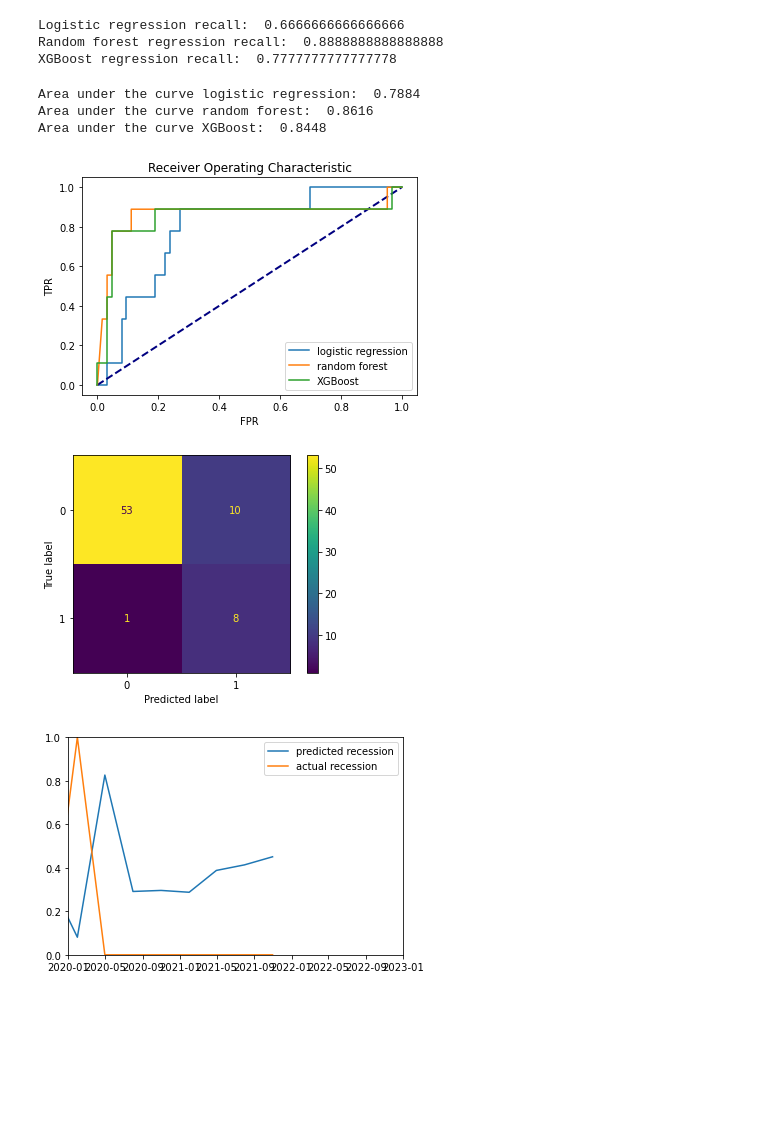
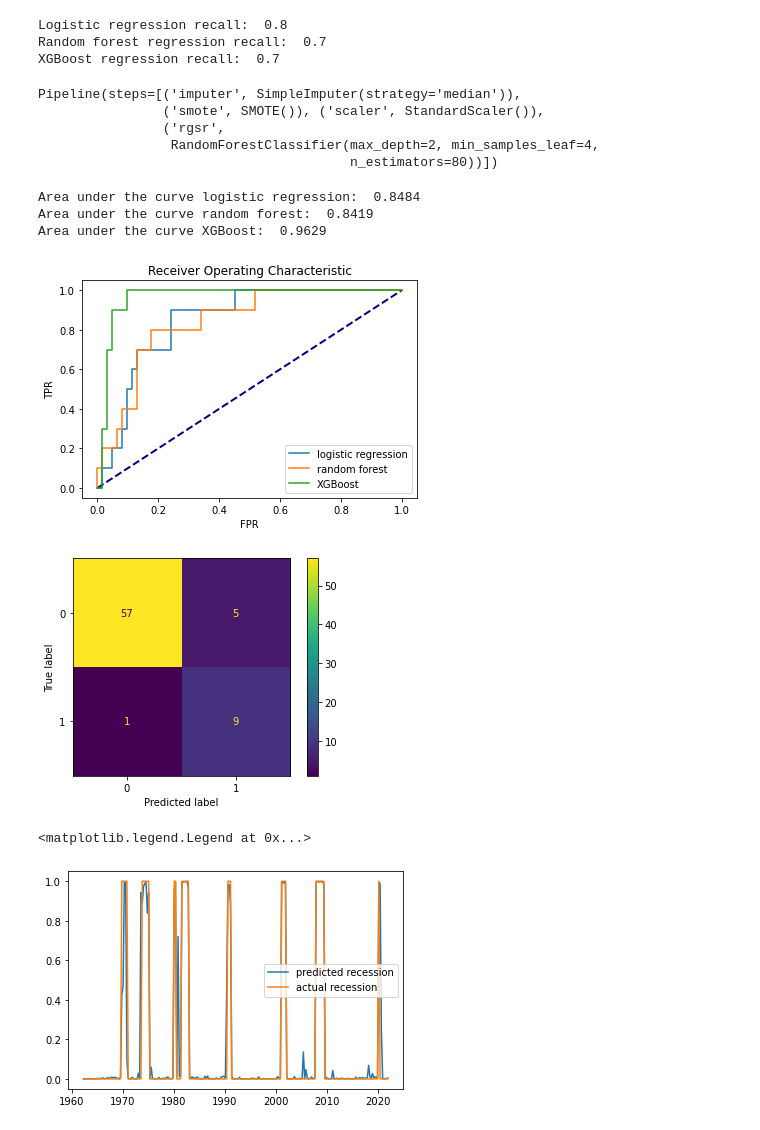
Before and after one commit to DanlBradley/RecessionPredictor, a Jupyter notebook: model_tuning.ipynb, the cells around one changed output. Cells and saved outputs as stored; diff of their text form; code cells hidden in the pictures; blank space fills up the shorter version.

Commit message:
added visualizations

```diff
--- a/model_tuning.ipynb
+++ b/model_tuning.ipynb
@@ -50,7 +57,7 @@ data = data.iloc[:-1,:]
 #Set the global X and y variables
 X = data.drop(columns = ['USREC'])
 y = data['USREC']
-X_train, X_test, y_train, y_test = train_test_split(X, y, test_size=0.3, random_state=20)
+X_train, X_test, y_train, y_test = train_test_split(X, y, test_size=0.3, random_state=20, stratify=y)
 # %%
 #Logistic regression model
 steps = [('imputer', SimpleImputer(strategy = 'median')), ('smote', SMOTE()),('scaler', StandardScaler()), ('rgsr', LogisticRegression(max_iter=9000))]
@@ -61,13 +68,13 @@ lr_grid_search = GridSearchCV(estimator = lr_pipe, param_grid = lr_grid,cv = 5,
 #Random forest classifier model
 steps = [('imputer', SimpleImputer(strategy = 'median')), ('smote', SMOTE()), ('scaler', StandardScaler()), ('rgsr', RandomForestClassifier())]
 rf_pipe = smpipe(steps = steps)
-rf_grid = [{'rgsr__n_estimators': [50,60,70,80], 'rgsr__max_depth': [2,3,4,5], 'rgsr__min_samples_leaf': [1,2,3,4]}]
+rf_grid = [{'rgsr__n_estimators': range(50,1000,50), 'rgsr__max_depth': [2,3,4], 'rgsr__min_samples_leaf': [4]}]
 rf_grid_search = GridSearchCV(estimator = rf_pipe, param_grid = rf_grid, cv = 5, scoring = 'recall')
 
-#Random forest classifier model
+#XGBoost classifier model
 steps = [('imputer', SimpleImputer(strategy = 'median')), ('smote', SMOTE()),('scaler', StandardScaler()), ('rgsr', GradientBoostingClassifier())]
 xg_pipe = smpipe(steps = steps)
-xg_grid = [{'rgsr__n_estimators': [50,100,200,400]}]
+xg_grid = [{'rgsr__n_estimators': range(50,1000,50)}]
 xg_grid_search = GridSearchCV(estimator = xg_pipe, param_grid = xg_grid, cv = 5, scoring = 'f1')
 
 #Fit the models
@@ -80,9 +87,17 @@ print('Logistic regression recall: ', recall_score(y_test,lr_grid_search.predict
 print('Random forest regression recall: ', recall_score(y_test,rf_grid_search.predict(X_test)))
 print('XGBoost regression recall: ', recall_score(y_test,xg_grid_search.predict(X_test)))
 # %% [output]
-Logistic regression recall:  0.6666666666666666
-Random forest regression recall:  0.8888888888888888
-XGBoost regression recall:  0.7777777777777778
+Logistic regression recall:  0.8
+Random forest regression recall:  0.7
+XGBoost regression recall:  0.7
+# %%
+rf_grid_search.best_estimator_
+# %% [output]
+Pipeline(steps=[('imputer', SimpleImputer(strategy='median')),
+                ('smote', SMOTE()), ('scaler', StandardScaler()),
+                ('rgsr',
+                 RandomForestClassifier(max_depth=2, min_samples_leaf=4,
+                                        n_estimators=80))])
 # %%
 #For the logistic regression ROC
 fpr, tpr, thresholds = roc_curve(y_test, lr_grid_search.predict_proba(X_test)[:, 1])
@@ -109,19 +124,19 @@ print('Area under the curve XGBoost: ',round(aucscore,4))
 
 plt.legend(loc = 'best');
 # %% [output]
-Area under the curve logistic regression:  0.7884
-Area under the curve random forest:  0.8616
-Area under the curve XGBoost:  0.8448
+Area under the curve logistic regression:  0.8484
+Area under the curve random forest:  0.8419
+Area under the curve XGBoost:  0.9629
-[figure, old version]
+[figure, new version]
 # %%
-threshold = 0.58
-y_probas = rf_grid_search.predict_proba(X_test)[:,1]
+threshold = .2
+y_probas = xg_grid_search.predict_proba(X_test)[:,1]
 custom_thresh_y_pred_test = [1 if y > threshold else 0 for y in y_probas]
 conf = confusion_matrix(y_test,np.array(custom_thresh_y_pred_test))
 disp = ConfusionMatrixDisplay(conf)
 disp.plot();
 # %% [output]
-[figure, old version]
+[figure, new version]
 # %%
 from sklearn.metrics import classification_report
 report = classification_report(y_test,custom_thresh_y_pred_test, output_dict = True)
@@ -129,11 +144,12 @@ report;
 # %%
 from datetime import datetime as dt
 fig, ax = plt.subplots()
 
-plt.plot(data.index,pd.Series(rf_grid_search.predict_proba(X)[:,1]), label = 'predicted recession')
+plt.plot(data.index,pd.Series(xg_grid_search.predict_proba(X)[:,1]), label = 'predicted recession')
 plt.plot(data.index,data['USREC'],label = 'actual recession')
 plt.legend(loc = 'best')
 
-plt.axis([dt.fromisoformat('2020-01-01'), dt.fromisoformat('2023-01-01'), 0, 1]);
+#plt.axis([dt.fromisoformat('1979-07-01'), dt.fromisoformat('1980-07-01'), 0, 1]);
 # %% [output]
+<matplotlib.legend.Legend at 0x...>
-[figure, old version]
+[figure, new version]
```
Also changed, not shown: parts of 7 cells of this notebook, 6 other files.
